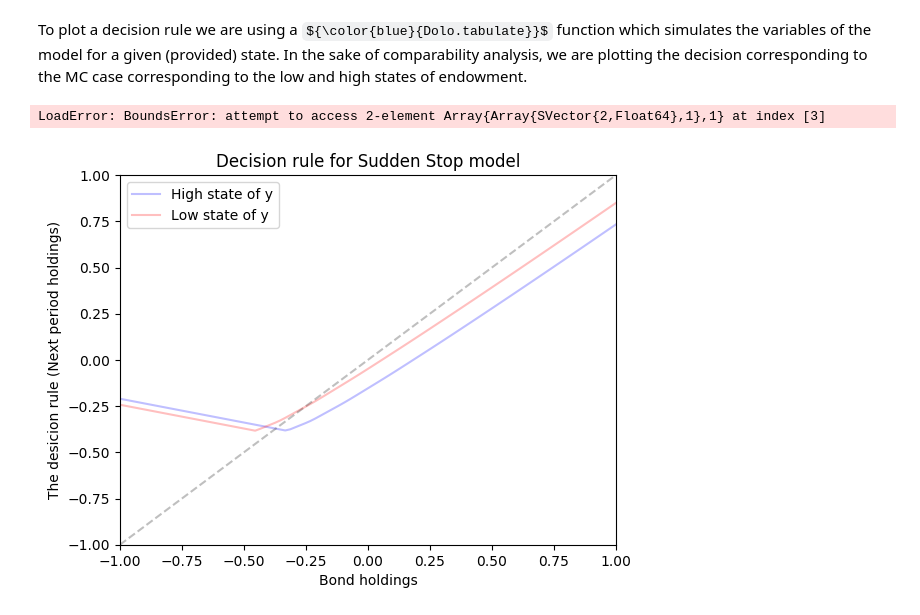
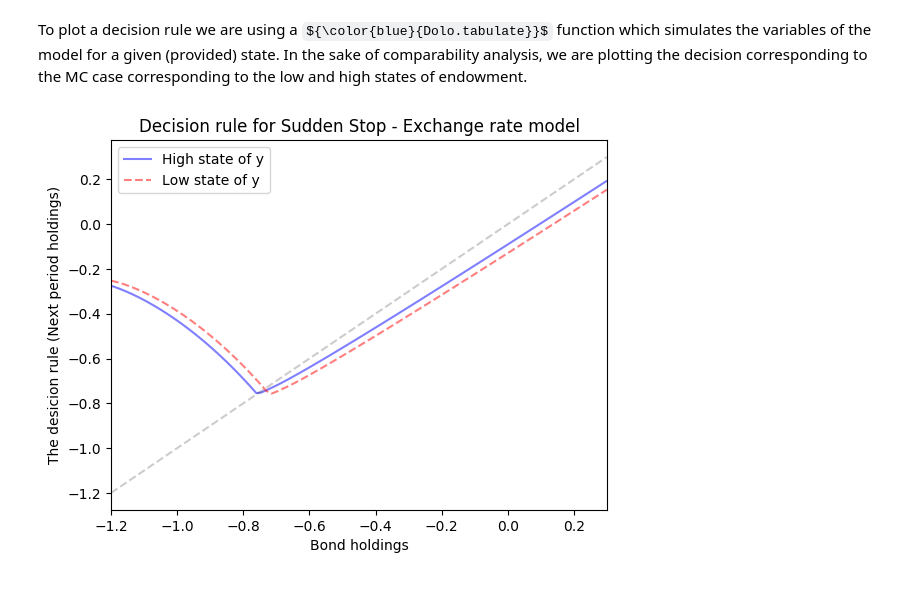
Before and after one commit to ezgioz/dolo_models, a Jupyter notebook: sudden_stop/sudden_stop_julia.ipynb, the cells around one changed output. Cells and saved outputs as stored; diff of their text form; code cells hidden in the pictures; some formulas as TeX source.

Commit message:
Notebook to solve ss model - exchange rate in julia

```diff
--- a/sudden_stop/sudden_stop_julia.ipynb
+++ b/sudden_stop/sudden_stop_julia.ipynb
@@ -131,0 +123,3 @@ plt.title("Sudden Stop Markov Chain");
+# %%
+Dolo.set_calibration!(model, :minl, -0.9)
+sol = Dolo.time_iteration(model, verbose=true)
@@ -132,3 +175,5 @@ plt.title("Sudden Stop Markov Chain");
 # %%
-@time sol = Dolo.time_iteration(model, verbose=false, maxit=10000)
+
+Dolo.set_calibration!(model, :minl, -1.1)
+sol = Dolo.time_iteration(model, sol.dr, verbose=true)
 # %% [output]
@@ -163,3 +234,5 @@ Results of Time Iteration Algorithm
 # %%
-@time sol = Dolo.improved_time_iteration(model, sol.dr, verbose=false, maxit=10000)
+
+Dolo.set_calibration!(model, :minl, -1.15)
+sol = Dolo.time_iteration(model, sol.dr, verbose=true)
 # %% [output]
@@ -190,0 +272,3 @@ Dolo.CubicDR{Dolo.UnstructuredGrid{1},Dolo.CartesianGrid{1},2,1}
+# %%
+Dolo.set_calibration!(model, :minl, -1.20)
+sol = Dolo.time_iteration(model, sol.dr, verbose=true)
@@ -192,38 +327,33 @@ Dolo.CubicDR{Dolo.UnstructuredGrid{1},Dolo.CartesianGrid{1},2,1}
 ## Plotting the policy function
 # %% [markdown]
 To plot a decision rule we are using a ${\color{blue}{Dolo.tabulate}}$ function which simulates the variables of the model for a given (provided) state. In the sake of comparability analysis, we are plotting the decision corresponding to the MC case corresponding to the low and high states of endowment.
-# %%
-df_mc1 = Dolo.tabulate(model, dr, :l, s0, 3)
-# %% [output]
-LoadError: BoundsError: attempt to access 2-element Array{Array{SVector{2,Float64},1},1} at index [3]
 # %%
 # Simulating a decision rule for MC-discretization case
-m0 = model.calibration[:exogenous]
+dr = sol.dr
 s0 = model.calibration[:states]
 index = findfirst(model.symbols[:states],:l)
 
 # Define the bounds for your states variable
 bounds = [dr.grid_endo.min[index], dr.grid_endo.max[index]]
 
 df_mc1 = Dolo.tabulate(model, dr, :l, s0, 1)
 df_mc2 = Dolo.tabulate(model, dr, :l, s0, 2)
 
 hor= linspace(1, T, T)
 
 fig = plt.figure("Competitive Equilibrium")
 
-plt.plot(df_mc1[:l], df_mc1[Axis{:V}(:b)], color="blue", alpha = .25, label="High state of y")
-plt.plot(df_mc2[:l], df_mc2[Axis{:V}(:b)], color="red", alpha = .25, label="Low state of y")
+plt.plot(df_mc1[:l], df_mc2[Axis{:V}(:b)], color="blue", alpha = .5, label="High state of y")
+plt.plot(df_mc2[:l], df_mc1[Axis{:V}(:b)], color="red", linestyle="dashed", alpha = .5, label="Low state of y")
 
+plt.plot(df_mc2[:l], df_mc2[:l], color="black", linestyle="dashed", alpha = .2)
 
-plt.plot(df_mc2[:l], df_mc2[:l], color="black", linestyle="dashed", alpha = .25)
-
-plt.ylim((bounds[1],bounds[2]))
+#plt.ylim((bounds[1],bounds[2]))
 plt.xlim((bounds[1],bounds[2]))
 
 plt.xlabel("Bond holdings");
 plt.legend()
 plt.ylabel("The desicion rule (Next period holdings)");
-plt.title("Decision rule for Sudden Stop model");
+plt.title("Decision rule for Sudden Stop - Exchange rate model");
 # %% [output]
-[figure, old version]
+[figure, new version]
```
Also changed, not shown: parts of 19 cells of this notebook.
